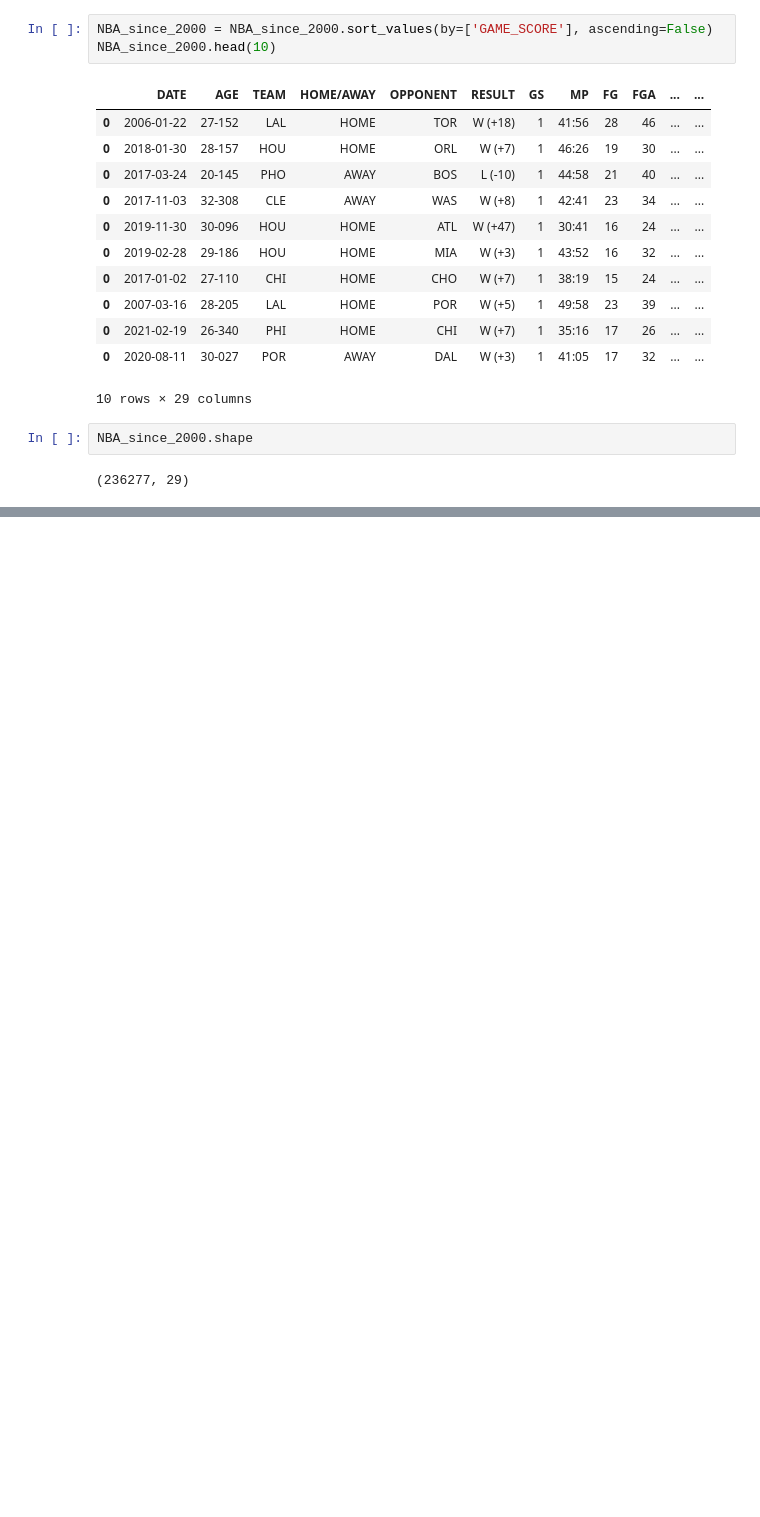
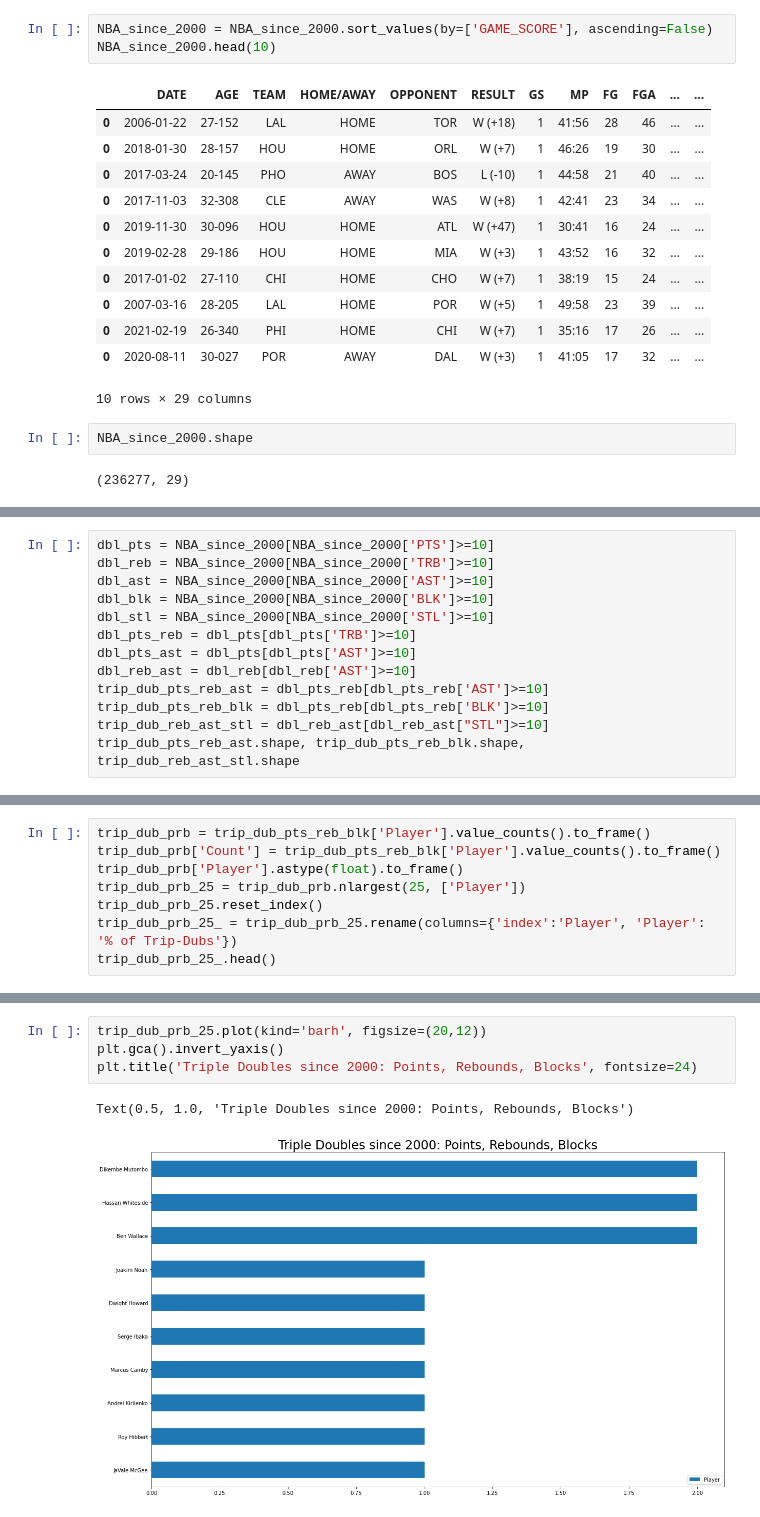
Before and after one commit to bme3412/Python, a Jupyter notebook: Projects/Basketball_reference/NBA_since_2000.ipynb, the cells around one changed output, grey strips where cells are left out. Saved outputs shown, nothing was run; the diff lists cells and outputs as text; blank space fills up the shorter version.

```diff
--- a/Projects/Basketball_reference/NBA_since_2000.ipynb
+++ b/Projects/Basketball_reference/NBA_since_2000.ipynb
@@ -1357,0 +1298,13 @@ KeyError: 'index'
+# %%
+dbl_pts = NBA_since_2000[NBA_since_2000['PTS']>=10]
+dbl_reb = NBA_since_2000[NBA_since_2000['TRB']>=10]
+dbl_ast = NBA_since_2000[NBA_since_2000['AST']>=10]
+dbl_blk = NBA_since_2000[NBA_since_2000['BLK']>=10]
+dbl_stl = NBA_since_2000[NBA_since_2000['STL']>=10]
+dbl_pts_reb = dbl_pts[dbl_pts['TRB']>=10]
+dbl_pts_ast = dbl_pts[dbl_pts['AST']>=10]
+dbl_reb_ast = dbl_reb[dbl_reb['AST']>=10]
+trip_dub_pts_reb_ast = dbl_pts_reb[dbl_pts_reb['AST']>=10]
+trip_dub_pts_reb_blk = dbl_pts_reb[dbl_pts_reb['BLK']>=10]
+trip_dub_reb_ast_stl = dbl_reb_ast[dbl_reb_ast["STL"]>=10]
+trip_dub_pts_reb_ast.shape, trip_dub_pts_reb_blk.shape, trip_dub_reb_ast_stl.shape
@@ -1357,0 +1379,8 @@ KeyError: 'index'
+# %%
+trip_dub_prb = trip_dub_pts_reb_blk['Player'].value_counts().to_frame()
+trip_dub_prb['Count'] = trip_dub_pts_reb_blk['Player'].value_counts().to_frame()
+trip_dub_prb['Player'].astype(float).to_frame()
+trip_dub_prb_25 = trip_dub_prb.nlargest(25, ['Player'])
+trip_dub_prb_25.reset_index()
+trip_dub_prb_25_ = trip_dub_prb_25.rename(columns={'index':'Player', 'Player': '% of Trip-Dubs'})
+trip_dub_prb_25_.head()
@@ -1357,0 +1394,7 @@ KeyError: 'index'
+# %%
+trip_dub_prb_25.plot(kind='barh', figsize=(20,12))
+plt.gca().invert_yaxis()
+plt.title('Triple Doubles since 2000: Points, Rebounds, Blocks', fontsize=24)
+# %% [output]
+Text(0.5, 1.0, 'Triple Doubles since 2000: Points, Rebounds, Blocks')
+[figure, added]
```
Also changed, not shown: parts of 47 cells of this notebook.
